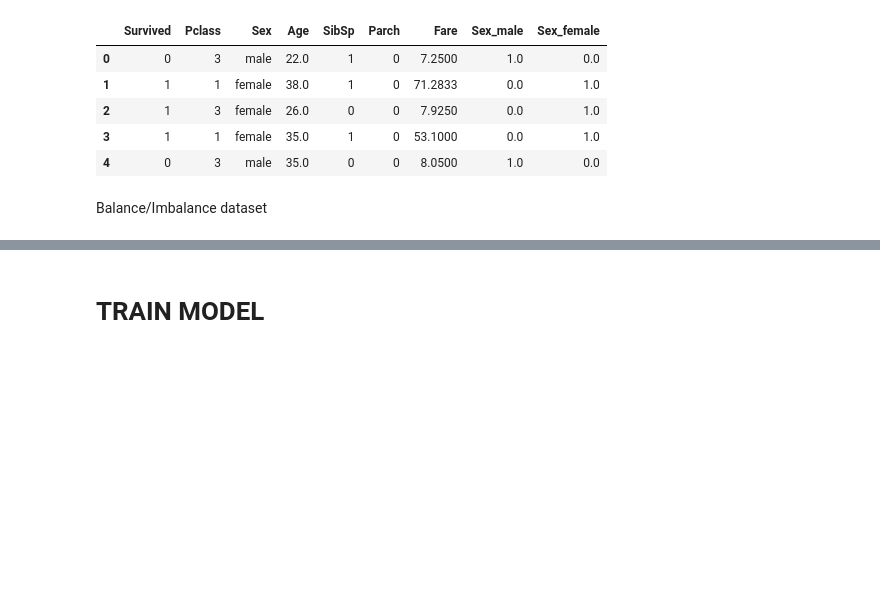
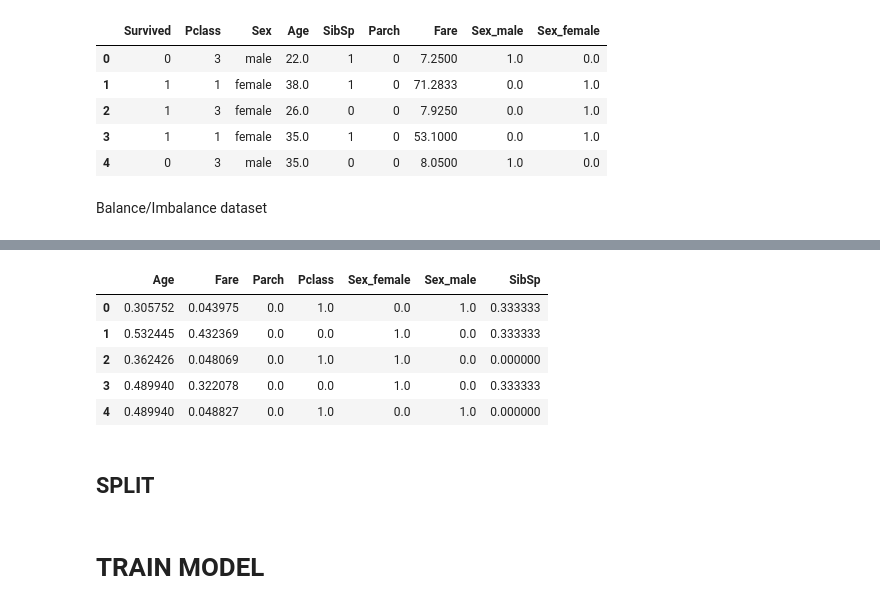
Before and after one commit to fendiirfan/Kaggle-Titanic---Machine-Learning-from-Disaster, a Jupyter notebook: Kaggle_Titanic_Machine_Learning_from_Disaster.ipynb, the cells around one changed output, grey strips where cells are left out. Drawn from its saved outputs; the diff is of its cells as text; code cells hidden in the pictures; blank space fills up the shorter version.

```diff
--- a/Kaggle_Titanic_Machine_Learning_from_Disaster.ipynb
+++ b/Kaggle_Titanic_Machine_Learning_from_Disaster.ipynb
@@ -151,8 +187,8 @@ from imblearn.combine import SMOTETomek
 ns = SMOTETomek(1.0)
 X_ns,y_ns = ns.fit_sample(df_train[['Age', 'Fare', 'Parch', 'Pclass', 'Sex_female', 'Sex_male', 'SibSp']],df_train['Survived'])
 # %%
-X_ns = pd.DataFrame(X_ns,columns = ['Age', 'Fare', 'Parch', 'Pclass', 'Sex_female', 'Sex_male', 'SibSp']) #mengubah numpay array ke df kembali
-y_ns = pd.DataFrame(y_ns,columns = ['Survived']) #mengubah numpay array ke df kembali
+X_ns = array_to_df(X_ns) #mengubah numpay array ke df kembali
+y_ns = pd.DataFrame(y_ns,columns = ['Survived'])
 # %%
 y_ns.value_counts()
 # %% [output]
@@ -162,0 +209,12 @@ dtype: int64
+# %%
+X_ns = array_to_df(X_ns)
+X_ns.head()
+# %% [output]
+|  | Age | Fare | Parch | Pclass | Sex_female | Sex_male | SibSp |
+| 0 | 0.305752 | 0.043975 | 0.0 | 1.0 | 0.0 | 1.0 | 0.333333 |
+| 1 | 0.532445 | 0.432369 | 0.0 | 0.0 | 1.0 | 0.0 | 0.333333 |
+| 2 | 0.362426 | 0.048069 | 0.0 | 1.0 | 1.0 | 0.0 | 0.000000 |
+| 3 | 0.489940 | 0.322078 | 0.0 | 0.0 | 1.0 | 0.0 | 0.333333 |
+| 4 | 0.489940 | 0.048827 | 0.0 | 1.0 | 0.0 | 1.0 | 0.000000 |
+# %% [markdown]
+## **SPLIT**
```
Also changed, not shown: parts of 18 cells of this notebook.
